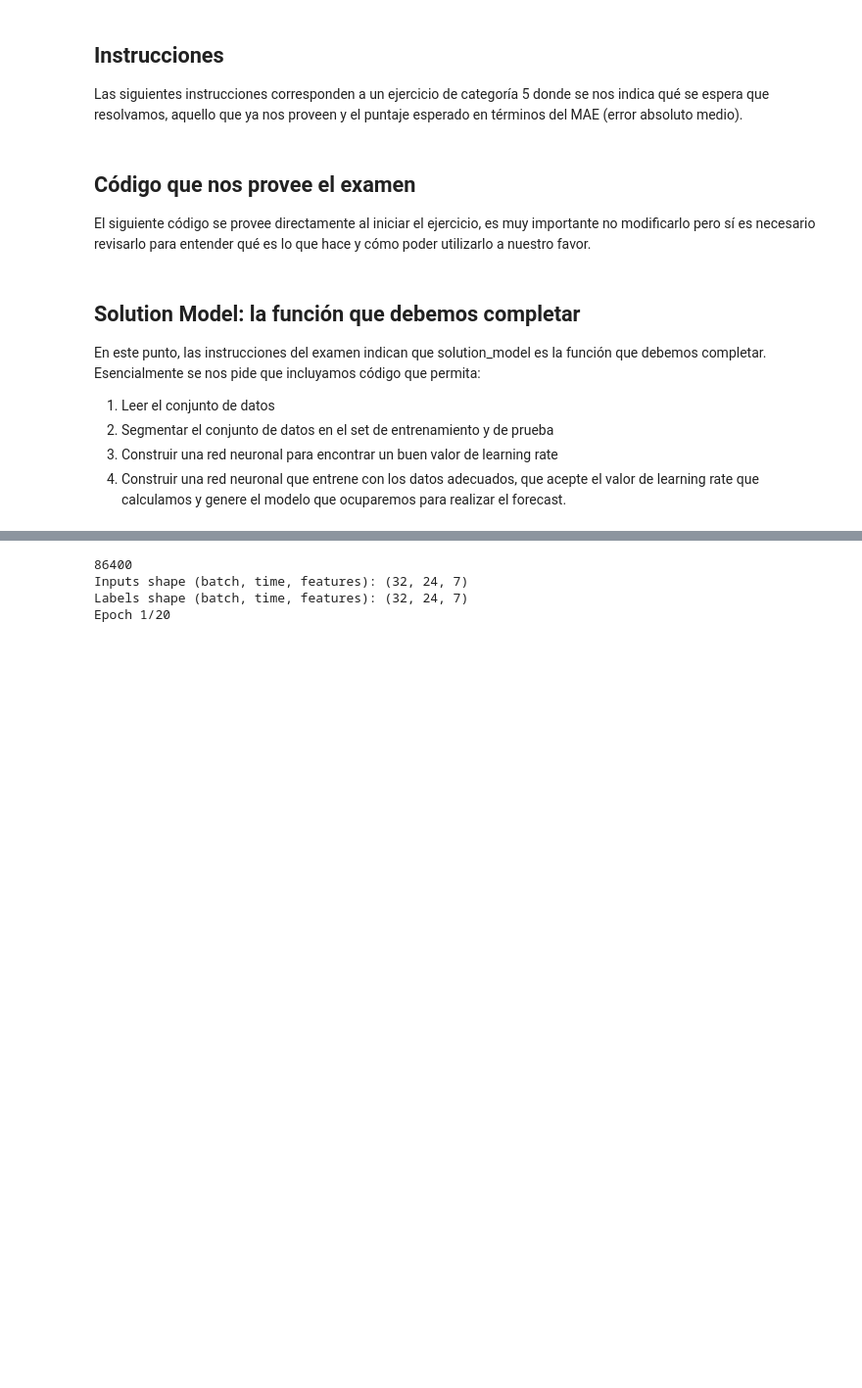
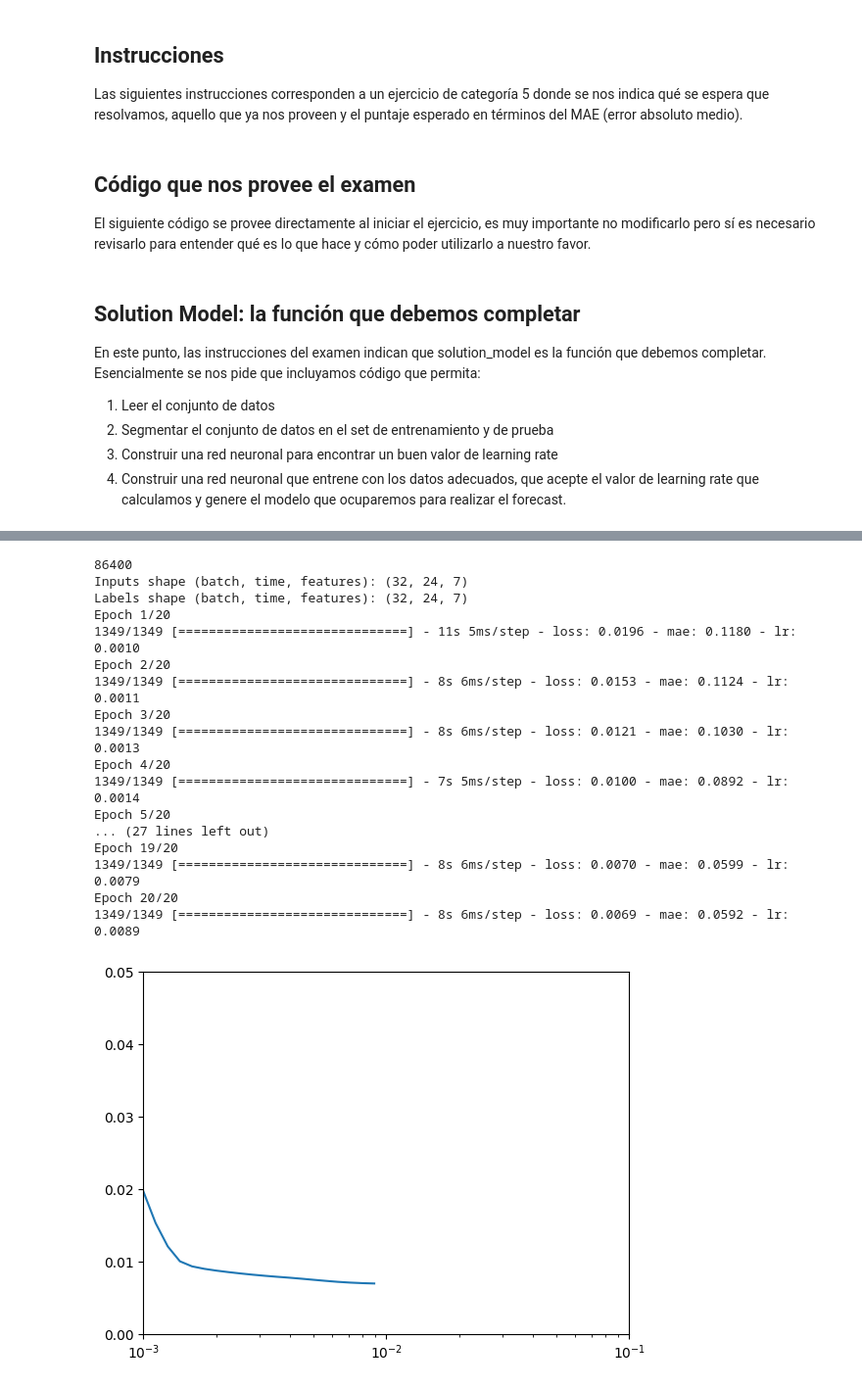
Before and after one commit to DanielEduardoLopez/DEVF-Tensorflow, a Jupyter notebook: Challenge9_MultivariateTimeSeries.ipynb, the cells around one changed output, grey strips where cells are left out. Shown at 98% size. Drawn from its saved outputs; the diff is of its cells as text; code cells hidden in the pictures; blank space fills up the shorter version.

```diff
--- a/Challenge9_MultivariateTimeSeries.ipynb
+++ b/Challenge9_MultivariateTimeSeries.ipynb
@@ -502,11 +505,14 @@ def solution_model():
 
     # Find an appropiate learning rate
     model = tf.keras.models.Sequential([
-      tf.keras.layers.Dense(BATCH_SIZE, input_shape=[N_PAST, N_FEATURES]), # (BATCH_SIZE, N_PAST = 24, N_FEATURES = 7)
-      tf.keras.layers.Bidirectional(tf.keras.layers.LSTM(64, return_sequences=True, input_shape=[None, N_FEATURES])),# input_shape=train_set_shape),
-      tf.keras.layers.Dense(30, activation="relu"),
-      tf.keras.layers.Dense(10, activation="relu"),
-      tf.keras.layers.Dense(N_FEATURES)
+        tf.keras.layers.Conv1D(filters=32,
+                               input_shape=[N_PAST, N_FEATURES],
+                              kernel_size=(N_PAST,),
+                               activation='relu'),
+        tf.keras.layers.Bidirectional(tf.keras.layers.LSTM(128, return_sequences=True, input_shape=[None, N_FEATURES])),
+        tf.keras.layers.Dense(64, activation="relu"),
+        tf.keras.layers.Dense(16, activation="relu"),
+        tf.keras.layers.Dense(N_FEATURES)
     ])
 
     lr_schedule = tf.keras.callbacks.LearningRateScheduler(
@@ -558,17 +564,22 @@ def solution_model():
         #tf.keras.layers.Dense(10, activation="relu"),
 
         #### CNN ####
+
         tf.keras.layers.Conv1D(filters=32,
+                               input_shape=[N_PAST, N_FEATURES],
                               kernel_size=(N_PAST,),
                                activation='relu'),
-        tf.keras.layers.Dense(units=32, activation='relu'),
+        tf.keras.layers.Bidirectional(tf.keras.layers.LSTM(128, return_sequences=True, input_shape=[None, N_FEATURES])),
+        tf.keras.layers.Dense(64, activation="relu"),
+        tf.keras.layers.Dense(16, activation="relu"),
+        tf.keras.layers.Dense(N_FEATURES)
 
 
     ])
 
     # Code to train and compile the model
     # Cambiar el learning, bajarlo a 1e-6
-    optimizer = tf.keras.optimizers.SGD(learning_rate=1e-6, # learning_rate=1e-6,
+    optimizer = tf.keras.optimizers.SGD(learning_rate=1e-2, # learning_rate=1e-6,
                                         momentum=0.9)
     model.compile(
         loss=tf.keras.losses.Huber(), # Sugerencias: Poner MAE como loss function, Huber para muchos outliers
@@ -580,30 +591,44 @@ def solution_model():
         train_set, epochs=30,
         validation_data=valid_set,
         callbacks=[early_stopping, model_checkpoint]
     )
 
     # PASS THE NORMALIZED data IN THE FOLLOWING CODE
     rnn_forecast = model_forecast(model, data, N_PAST, BATCH_SIZE)
     rnn_forecast = rnn_forecast[SPLIT_TIME - N_PAST:-1, 0, :] # predicciones que corresponden al set de validacion
 
     x_valid = x_valid[:rnn_forecast.shape[0]]
     result = mae(x_valid, rnn_forecast)
     # plot_series(np.arange(0, SPLIT_TIME), rnn_forecast)
     print(f'MAE alcanzado en forecast: {result}')
 
     return model
 
 
 # Note that you'll need to save your model as a .h5 like this.
 # When you press the Submit and Test button, your saved .h5 model will
 # be sent to the testing infrastructure for scoring
 # and the score will be returned to you.
 
 if __name__ == '__main__':
     model = solution_model()
     # model.save("c5q4.h5") # Comentándola evitamos sobreescribir al mejor modelo de ModelCheckpoint
 # %% [output]
 86400
 Inputs shape (batch, time, features): (32, 24, 7)
 Labels shape (batch, time, features): (32, 24, 7)
 Epoch 1/20
+1349/1349 [==============================] - 11s 5ms/step - loss: 0.0196 - mae: 0.1180 - lr: 0.0010
+Epoch 2/20
+1349/1349 [==============================] - 8s 6ms/step - loss: 0.0153 - mae: 0.1124 - lr: 0.0011
+Epoch 3/20
+1349/1349 [==============================] - 8s 6ms/step - loss: 0.0121 - mae: 0.1030 - lr: 0.0013
+Epoch 4/20
+1349/1349 [==============================] - 7s 5ms/step - loss: 0.0100 - mae: 0.0892 - lr: 0.0014
+Epoch 5/20
+... (27 lines left out)
+Epoch 19/20
+1349/1349 [==============================] - 8s 6ms/step - loss: 0.0070 - mae: 0.0599 - lr: 0.0079
+Epoch 20/20
+1349/1349 [==============================] - 8s 6ms/step - loss: 0.0069 - mae: 0.0592 - lr: 0.0089
+[figure, added]
```
Also changed, not shown: parts of 4 cells of this notebook.
